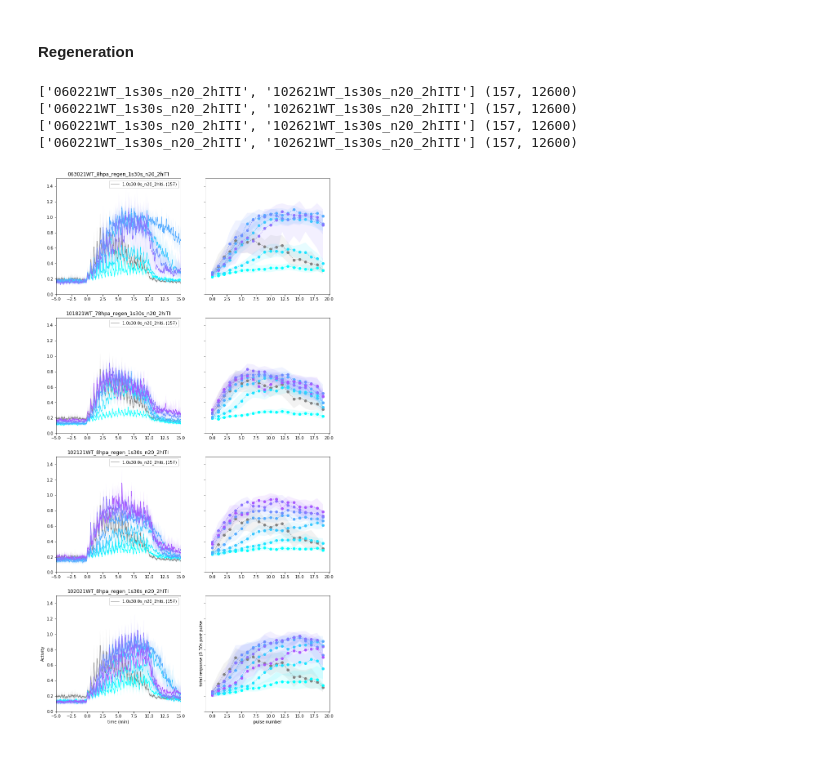
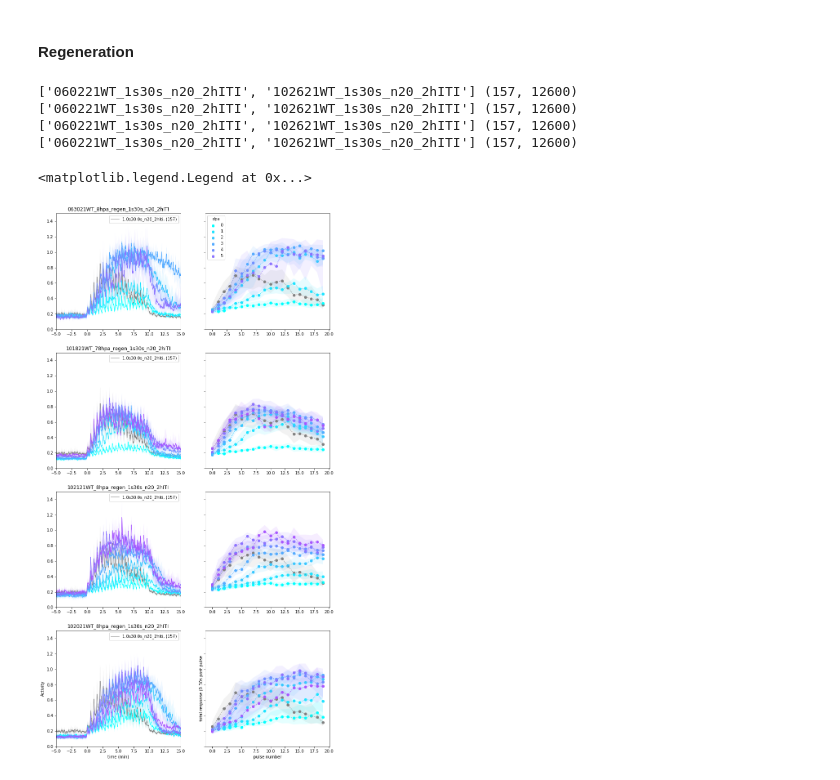
Before and after one commit to samuelbray32/behavior-lite, a Jupyter notebook: pulseTrain.ipynb, the cells around one changed output. Drawn from its saved outputs; the diff is of its cells as text; code cells hidden in the pictures.

```diff
--- a/pulseTrain.ipynb
+++ b/pulseTrain.ipynb
@@ -37,10 +48,12 @@ fig,ax = pulseTrain_WT(pulse=pulse,isi=isi,n_boot=1e2,norm_time=0,trial_rng=(3,5
 #### Regeneration
 # %%
 from tools.results import pulseTrain_trialDependent
-fig, ax = pulseTrain_trialDependent(interest=['regen'],n_boot=1e2,pool=11)
+fig, ax = pulseTrain_trialDependent(interest=['regen'],n_boot=1e2,pool=11,integrate=30)
+ax[0,1].legend(title='dpa')
 # %% [output]
 ['060221WT_1s30s_n20_2hITI', '102621WT_1s30s_n20_2hITI'] (157, 12600)
 ['060221WT_1s30s_n20_2hITI', '102621WT_1s30s_n20_2hITI'] (157, 12600)
 ['060221WT_1s30s_n20_2hITI', '102621WT_1s30s_n20_2hITI'] (157, 12600)
 ['060221WT_1s30s_n20_2hITI', '102621WT_1s30s_n20_2hITI'] (157, 12600)
+<matplotlib.legend.Legend at 0x...>
-[figure, old version]
+[figure, new version]
```
Also changed, not shown: parts of 3 cells of this notebook, 3 other files.
